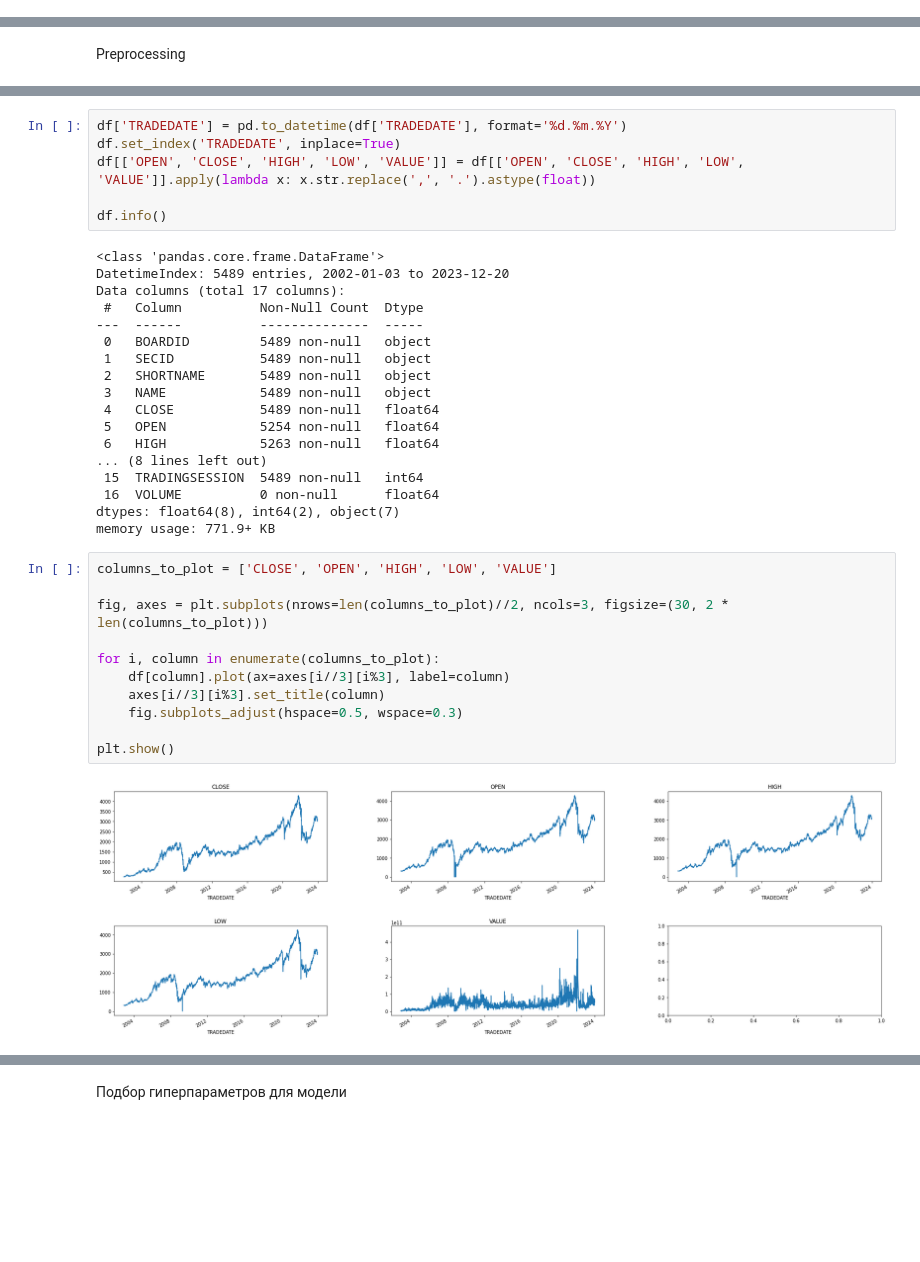
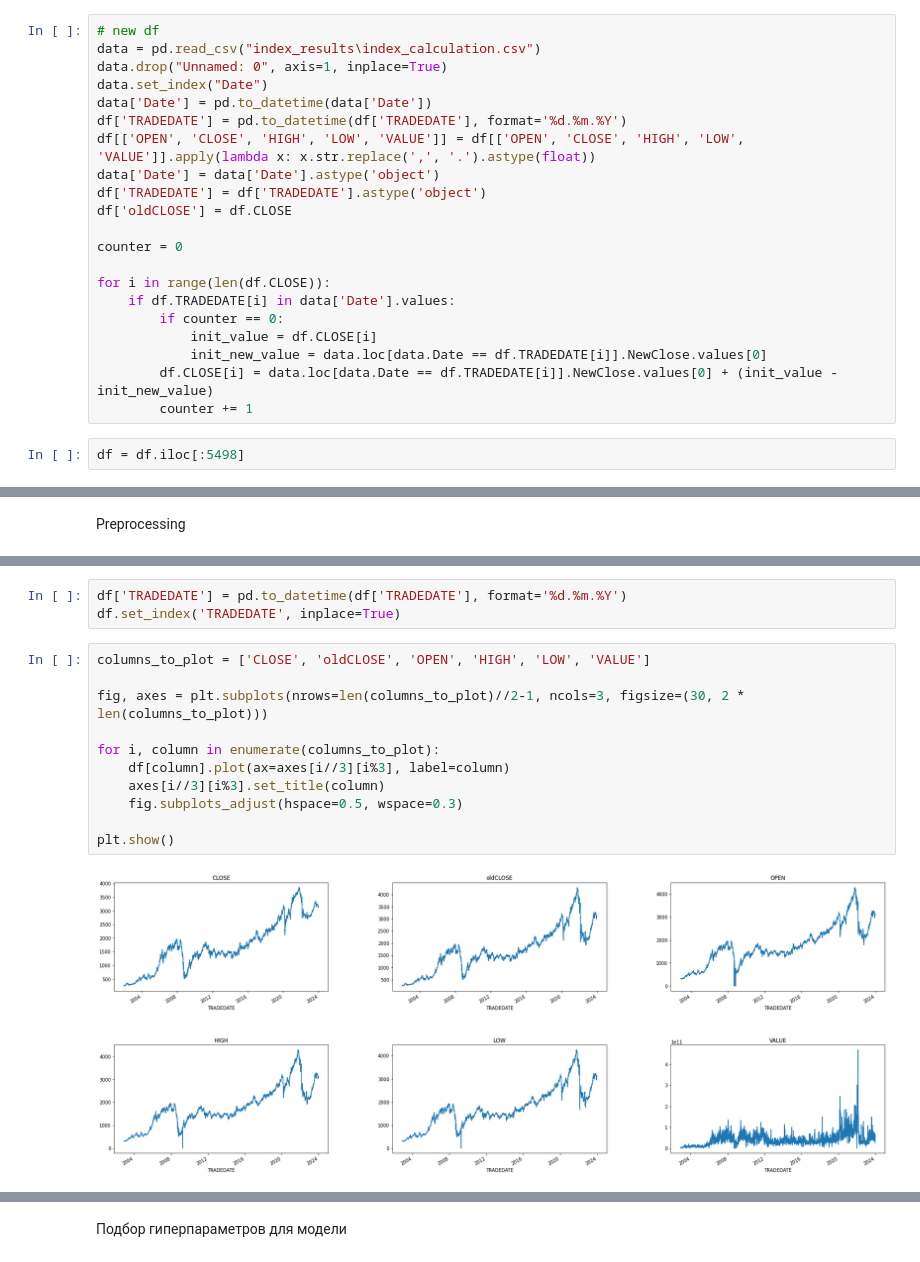
Before and after one commit to PaLashilo/PredictIMOEX, a Jupyter notebook: ARIMA.ipynb, the cells around one changed output, grey strips where cells are left out. Saved outputs shown, nothing was run; the diff lists cells and outputs as text; blank space fills up the shorter version.

```diff
--- a/ARIMA.ipynb
+++ b/ARIMA.ipynb
@@ -22,3 +23,26 @@ df = pd.read_csv("Data/index_archieve/security.csv", skiprows=2, encoding='cp125
+# %%
+# new df
+data = pd.read_csv("index_results\index_calculation.csv")
+data.drop("Unnamed: 0", axis=1, inplace=True)
+data.set_index("Date")
+data['Date'] = pd.to_datetime(data['Date'])
+df['TRADEDATE'] = pd.to_datetime(df['TRADEDATE'], format='%d.%m.%Y')
+df[['OPEN', 'CLOSE', 'HIGH', 'LOW', 'VALUE']] = df[['OPEN', 'CLOSE', 'HIGH', 'LOW', 'VALUE']].apply(lambda x: x.str.replace(',', '.').astype(float))
+data['Date'] = data['Date'].astype('object')
+df['TRADEDATE'] = df['TRADEDATE'].astype('object')
+df['oldCLOSE'] = df.CLOSE
+
+counter = 0
+
+for i in range(len(df.CLOSE)):
+    if df.TRADEDATE[i] in data['Date'].values:
+        if counter == 0:
+            init_value = df.CLOSE[i]
+            init_new_value = data.loc[data.Date == df.TRADEDATE[i]].NewClose.values[0]
+        df.CLOSE[i] = data.loc[data.Date == df.TRADEDATE[i]].NewClose.values[0] + (init_value - init_new_value)
+        counter += 1
+# %%
+df = df.iloc[:5498]
 # %%
 with open("config.yaml", 'r') as option_file:
     options = yaml.safe_load(option_file)
@@ -47,37 +51,16 @@ memory usage: 772.0+ KB
 # %%
 df['TRADEDATE'] = pd.to_datetime(df['TRADEDATE'], format='%d.%m.%Y')
 df.set_index('TRADEDATE', inplace=True)
-df[['OPEN', 'CLOSE', 'HIGH', 'LOW', 'VALUE']] = df[['OPEN', 'CLOSE', 'HIGH', 'LOW', 'VALUE']].apply(lambda x: x.str.replace(',', '.').astype(float))
-
-df.info()
-# %% [output]
-<class 'pandas.core.frame.DataFrame'>
-DatetimeIndex: 5489 entries, 2002-01-03 to 2023-12-20
-Data columns (total 17 columns):
- #   Column          Non-Null Count  Dtype
----  ------          --------------  -----
- 0   BOARDID         5489 non-null   object
- 1   SECID           5489 non-null   object
- 2   SHORTNAME       5489 non-null   object
- 3   NAME            5489 non-null   object
- 4   CLOSE           5489 non-null   float64
- 5   OPEN            5254 non-null   float64
- 6   HIGH            5263 non-null   float64
-... (8 lines left out)
- 15  TRADINGSESSION  5489 non-null   int64
- 16  VOLUME          0 non-null      float64
-dtypes: float64(8), int64(2), object(7)
-memory usage: 771.9+ KB
 # %%
-columns_to_plot = ['CLOSE', 'OPEN', 'HIGH', 'LOW', 'VALUE']
+columns_to_plot = ['CLOSE', 'oldCLOSE', 'OPEN', 'HIGH', 'LOW', 'VALUE']
 
-fig, axes = plt.subplots(nrows=len(columns_to_plot)//2, ncols=3, figsize=(30, 2 * len(columns_to_plot)))
+fig, axes = plt.subplots(nrows=len(columns_to_plot)//2-1, ncols=3, figsize=(30, 2 * len(columns_to_plot)))
 
 for i, column in enumerate(columns_to_plot):
     df[column].plot(ax=axes[i//3][i%3], label=column)
     axes[i//3][i%3].set_title(column)
     fig.subplots_adjust(hspace=0.5, wspace=0.3)
 
 plt.show()
 # %% [output]
-[figure, old version]
+[figure, new version]
```
Also changed, not shown: parts of 27 cells of this notebook, 2 other files.
